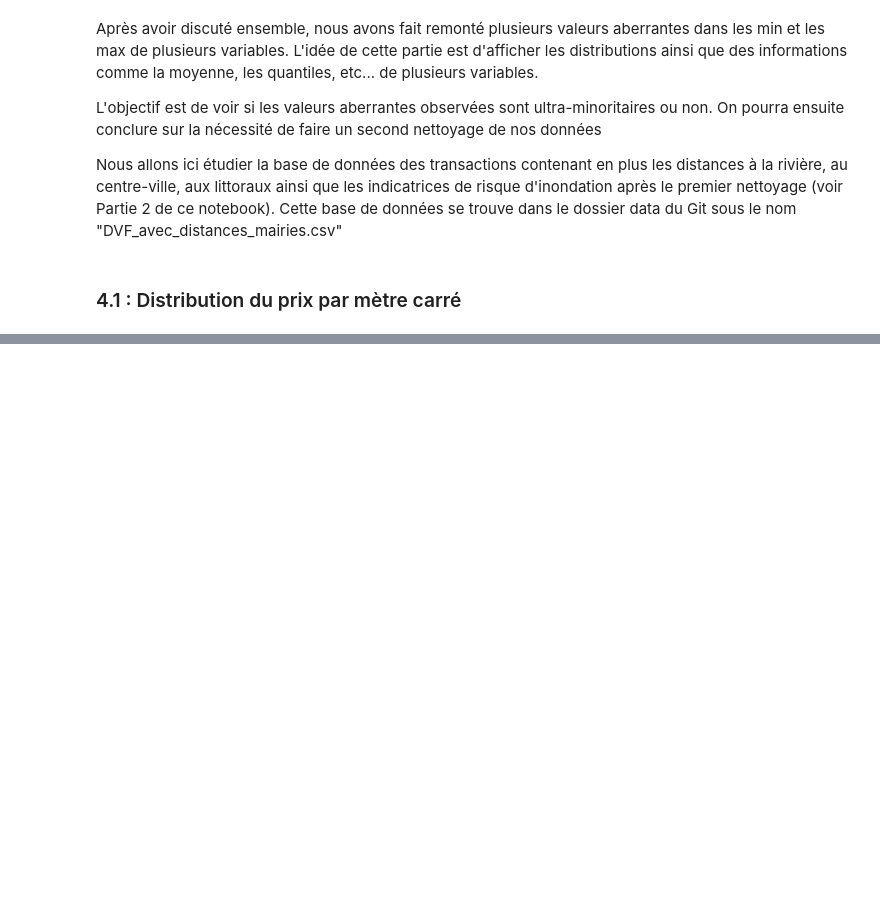
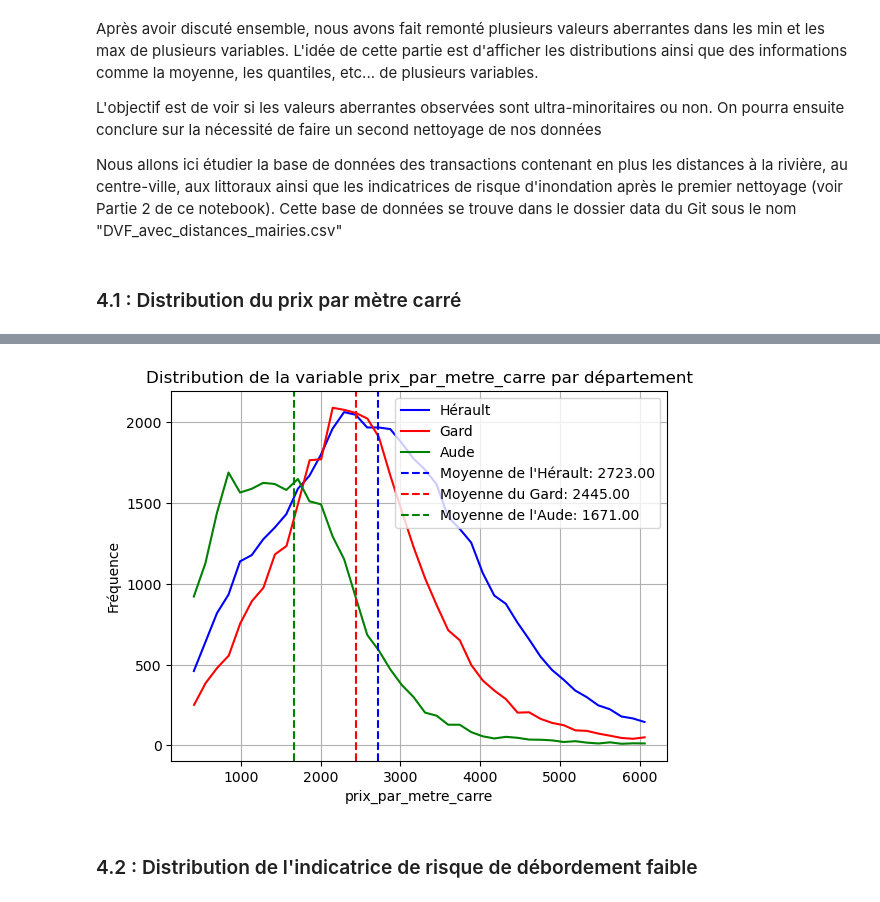
Before and after one commit to ppensier/projet_statapp_inondations, a Jupyter notebook: scripts/stat_data.ipynb, the cells around one changed output, grey strips where cells are left out. Cells and saved outputs as stored; diff of their text form; code cells hidden in the pictures; blank space fills up the shorter version.

Commit message:
Stats desc de variables binaires (risque)

```diff
--- a/scripts/stat_data.ipynb
+++ b/scripts/stat_data.ipynb
@@ -501,0 +591,6 @@ max                             NaN
+# %%
+distribution(dvf_mairie, "prix_par_metre_carre", False, True)
+# %% [output]
+[figure, added]
+# %% [markdown]
+### 4.2 : Distribution de l'indicatrice de risque de débordement faible
```
Also changed, not shown: parts of 7 cells of this notebook.
